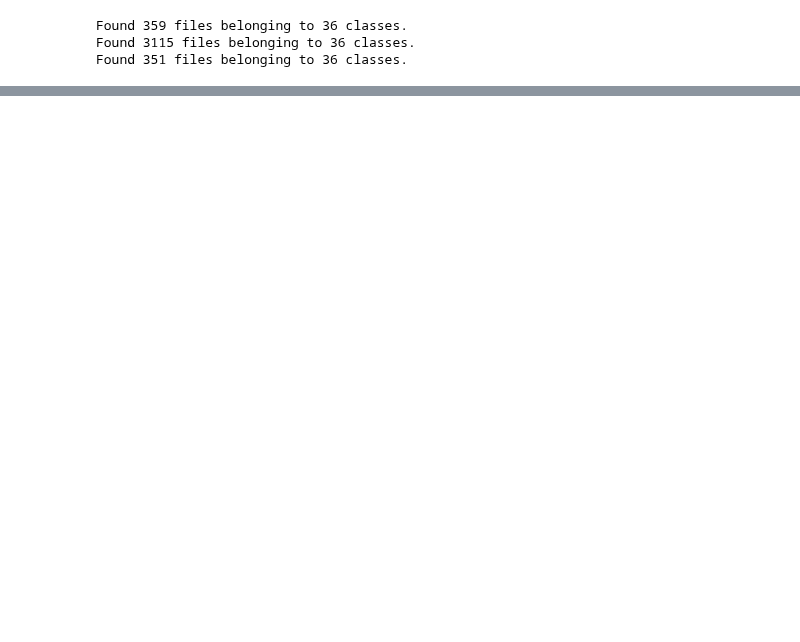
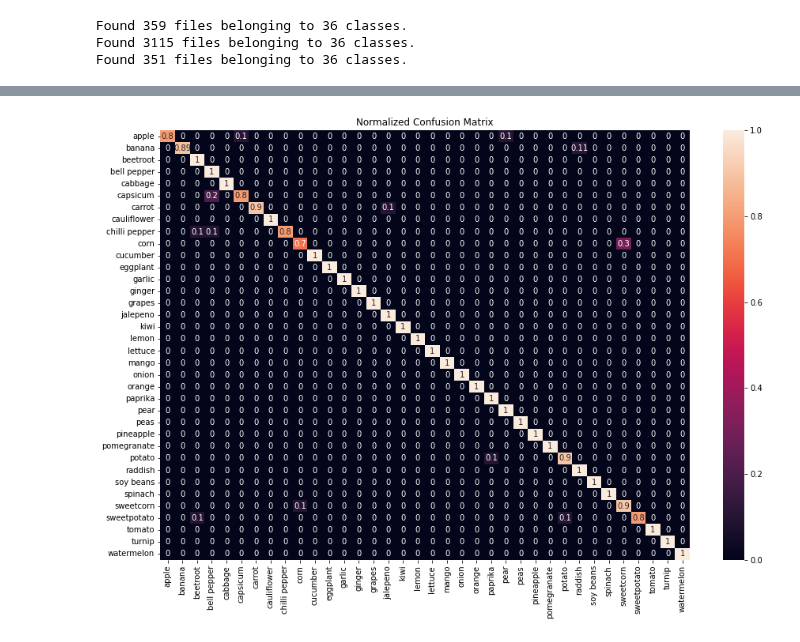
Before and after one commit to krebso/zelovoc, a Jupyter notebook: tf_model.ipynb, the cells around one changed output, grey strips where cells are left out. Drawn from its saved outputs; the diff is of its cells as text; code cells hidden in the pictures; blank space fills up the shorter version.

```diff
--- a/tf_model.ipynb
+++ b/tf_model.ipynb
@@ -162,0 +217,35 @@ for image, label in train_ds.take(1):
+# %%
+import numpy as np
+
+
+def get_label_names(labels):
+    label_names = test_ds.class_names
+    label_indices = [tf.argmax(label) for label in labels]
+    return [label_names[i] for i in label_indices]
+
+images, labels = tuple(zip(*test_ds))
+
+# "De-batch" images and labels from batches of 64
+images = np.concatenate(images)
+labels = np.concatenate(labels)
+
+pred = tf.round(model.predict(images))
+
+y_pred = get_label_names(pred)
+y_test = get_label_names(labels)
+
+
+from sklearn.metrics import confusion_matrix
+import seaborn as sns
+
+cf_matrix = confusion_matrix(y_test, y_pred, normalize='true')
+plt.figure(figsize = (15,10))
+sns.heatmap(cf_matrix,
+            annot=True,
+            xticklabels = sorted(set(y_test)),
+            yticklabels = sorted(set(y_test)),
+            )
+
+plt.title('Normalized Confusion Matrix')
+plt.show()
+# %% [output]
@@ -162,0 +254 @@ for image, label in train_ds.take(1):
+[figure, added]
```
Also changed, not shown: parts of 26 cells of this notebook.
